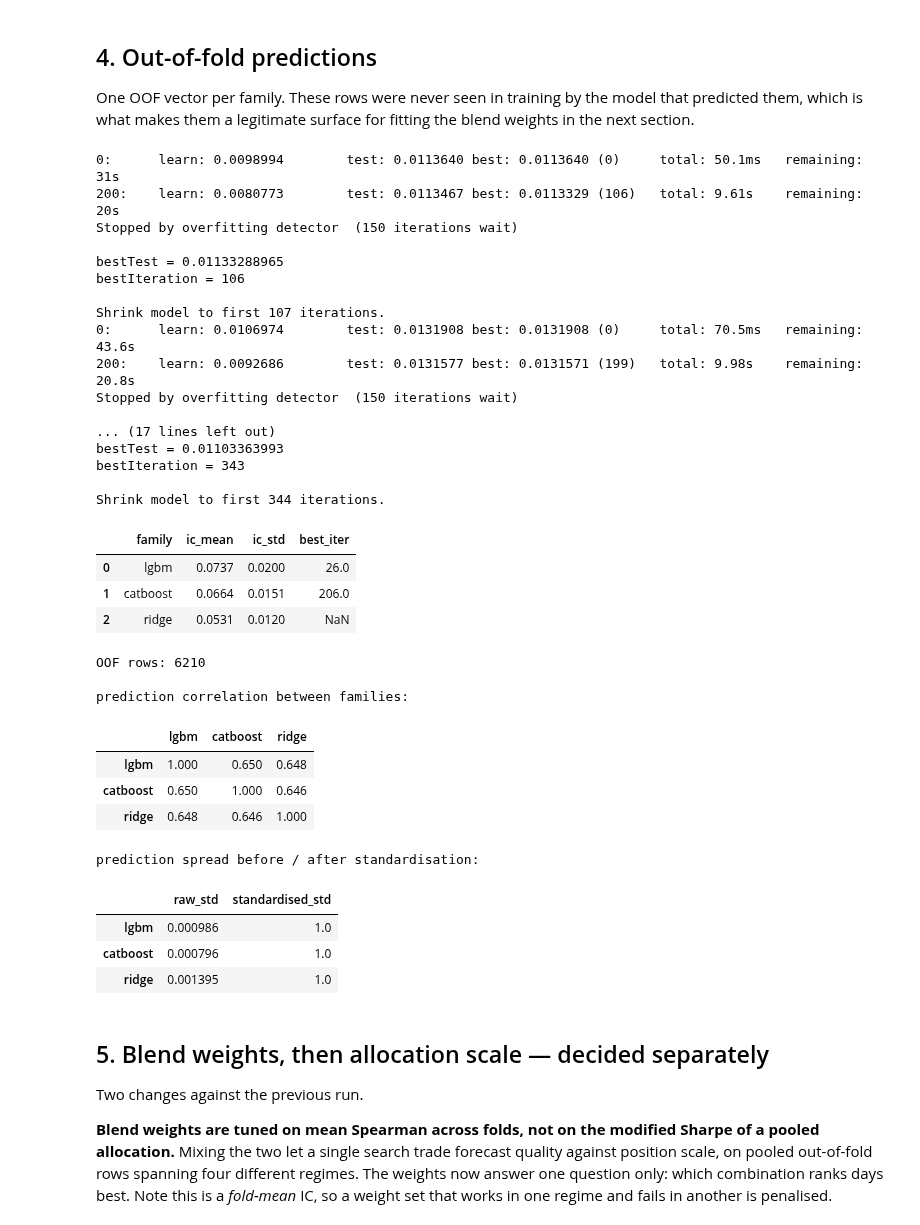
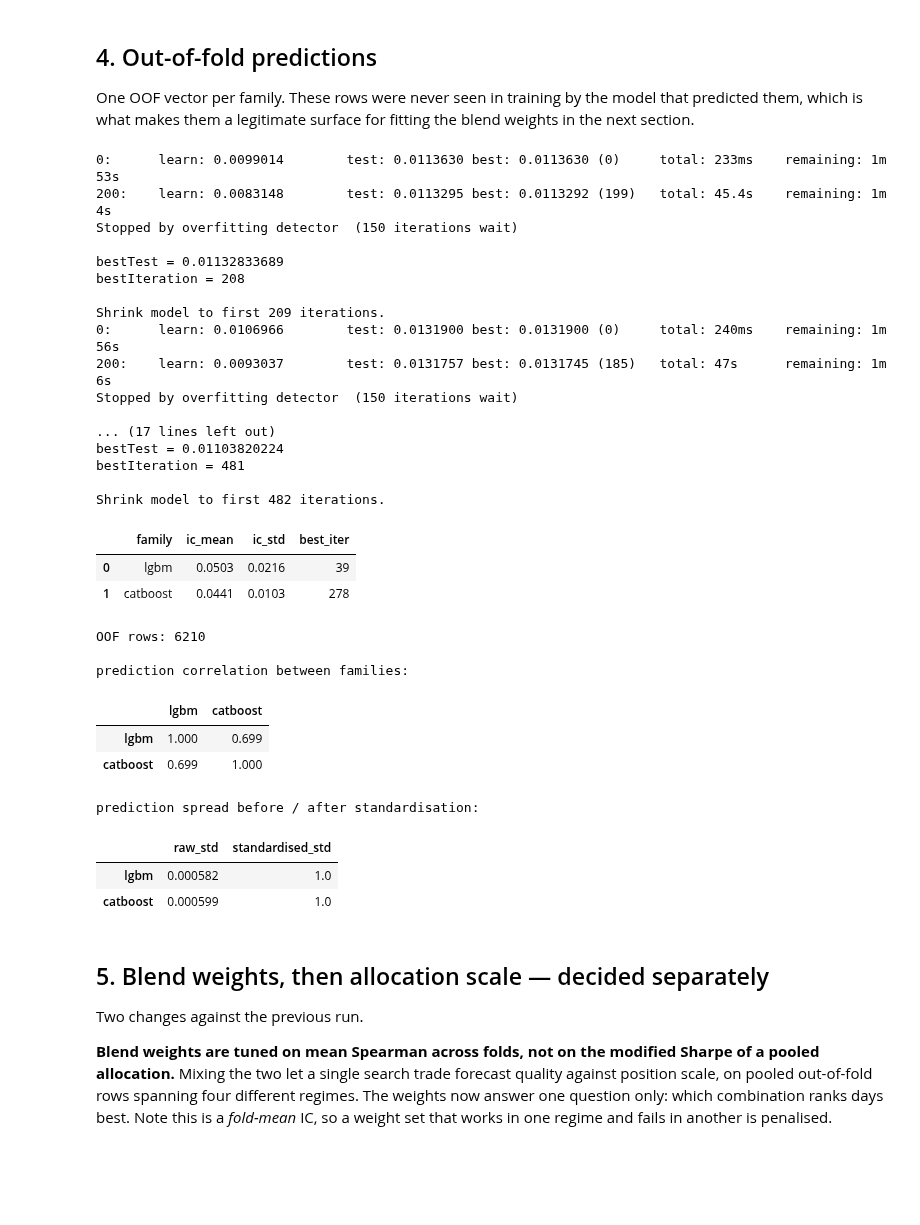
Before and after one commit to Seren1971/PMDL-Project-Market-Prediction, a Jupyter notebook: model_improvements/improved_ensemble_optuna.ipynb, the cells around one changed output. Cells and saved outputs as stored; diff of their text form; code cells hidden in the pictures; blank space fills up the shorter version.

```diff
--- a/model_improvements/improved_ensemble_optuna.ipynb
+++ b/model_improvements/improved_ensemble_optuna.ipynb
@@ -136,7 +136,7 @@ optuna.logging.set_verbosity(optuna.logging.WARNING)
 set_seed()                 # SEED = 42
 print("seed:", SEED, "| target:", TARGET)
 
-QUICK = False
+QUICK = True
 
 # FIX D — equal trial budget per family. The previous run gave CatBoost 12
 # trials and the others 60, because a shared 1800s timeout cut the slowest
@@ -158,6 +158,10 @@ TARGET_VOL_RATIO = 1.05
 JOB_COUNT = 8
 CATBOOST_FEATURE_COUNT = 120
 DEVICE = "CPU"
+
+# MODELS = ("lgbm", "ridge")
+# MODELS = ("lgbm", "catboost", "ridge")
+MODELS = ("lgbm", "catboost")
 # %% [output]
 seed: 42 | target: market_forward_excess_returns
 # %% [markdown]
@@ -341,22 +345,26 @@ BEST = {}
 
 
 CATBOOST_FEATURES = cut_catboost_features()
-BEST["catboost"] = {"bootstrap_type": "Bernoulli", "boosting_type": "Plain",
-                    **tune("catboost", space_catboost,
-                          feature_list=CATBOOST_FEATURES)}
 
-print('=' * 20)
-print("catboost: ", BEST["catboost"])
+if "catboost" in MODELS:
+    BEST["catboost"] = {"bootstrap_type": "Bernoulli", "boosting_type": "Plain",
+                        **tune("catboost", space_catboost,
+                            feature_list=CATBOOST_FEATURES)}
 
-BEST["lgbm"] = {"objective": "regression", "metric": "rmse",
-                "subsample_freq": 1, **tune("lgbm", space_lgbm)}
+    print('=' * 20)
+    print("catboost: ", BEST["catboost"])
 
-print('=' * 20)
-print("lgbm: ", BEST["lgbm"])
+if "lgbm" in MODELS:
+    BEST["lgbm"] = {"objective": "regression", "metric": "rmse",
+                    "subsample_freq": 1, **tune("lgbm", space_lgbm)}
 
-BEST["ridge"] = tune("ridge", space_ridge)
+    print('=' * 20)
+    print("lgbm: ", BEST["lgbm"])
 
-print('=' * 20)
-print("ridge: ", BEST["ridge"])
+if "ridge" in MODELS:
+    BEST["ridge"] = tune("ridge", space_ridge)
+
+    print('=' * 20)
+    print("ridge: ", BEST["ridge"])
 # %% [output]
 ========== Catboost feature eval ==========
@@ -399,7 +404,7 @@ the blend weights in the next section.
 oof, family_stats, ITER_INFO = {}, [], {}
 # FIX H — catboost trains/evaluates on the cut feature set; others unchanged.
 FEATURE_LISTS = {"lgbm": FEATURES, "catboost": CATBOOST_FEATURES, "ridge": FEATURES}
-for family in ("lgbm", "catboost", "ridge"):
+for family in MODELS:
     oof[family], ic_mean, ic_std, ITER_INFO[family] = cv_predictions(
         BEST[family], family, feature_list=FEATURE_LISTS[family])
     family_stats.append({"family": family, "ic_mean": ic_mean, "ic_std": ic_std,
@@ -431,55 +436,52 @@ display(OOF_RAW.corr().round(3))
 # Z-scoring makes a weight mean "how much do I trust this model". Statistics
 # come from the OOF rows and are reused unchanged on the held-out block.
 # ---------------------------------------------------------------------------
 STD_STATS = {f: (float(OOF_RAW[f].mean()), float(OOF_RAW[f].std(ddof=0)))
              for f in OOF_RAW.columns}
 
 
 def standardise(preds: pd.DataFrame) -> pd.DataFrame:
     out = {}
     for f, (mu, sd) in STD_STATS.items():
         out[f] = (preds[f].to_numpy() - mu) / (sd if sd > 0 else 1.0)
     return pd.DataFrame(out, index=preds.index)
 
 
 OOF = standardise(OOF_RAW)
 print("\nprediction spread before / after standardisation:")
 display(pd.DataFrame({"raw_std": OOF_RAW.std().round(6),
                       "standardised_std": OOF.std().round(3)}))
 # %% [output]
-0:      learn: 0.0098994        test: 0.0113640 best: 0.0113640 (0)     total: 50.1ms   remaining: 31s
-200:    learn: 0.0080773        test: 0.0113467 best: 0.0113329 (106)   total: 9.61s    remaining: 20s
+0:      learn: 0.0099014        test: 0.0113630 best: 0.0113630 (0)     total: 233ms    remaining: 1m 53s
+200:    learn: 0.0083148        test: 0.0113295 best: 0.0113292 (199)   total: 45.4s    remaining: 1m 4s
 Stopped by overfitting detector  (150 iterations wait)
 
-bestTest = 0.01133288965
-bestIteration = 106
+bestTest = 0.01132833689
+bestIteration = 208
 
-Shrink model to first 107 iterations.
-0:      learn: 0.0106974        test: 0.0131908 best: 0.0131908 (0)     total: 70.5ms   remaining: 43.6s
-200:    learn: 0.0092686        test: 0.0131577 best: 0.0131571 (199)   total: 9.98s    remaining: 20.8s
+Shrink model to first 209 iterations.
+0:      learn: 0.0106966        test: 0.0131900 best: 0.0131900 (0)     total: 240ms    remaining: 1m 56s
+200:    learn: 0.0093037        test: 0.0131757 best: 0.0131745 (185)   total: 47s      remaining: 1m 6s
 Stopped by overfitting detector  (150 iterations wait)
 
 ... (17 lines left out)
-bestTest = 0.01103363993
-bestIteration = 343
+bestTest = 0.01103820224
+bestIteration = 481
 
-Shrink model to first 344 iterations.
+Shrink model to first 482 iterations.
 |  | family | ic_mean | ic_std | best_iter |
-| 0 | lgbm | 0.0737 | 0.0200 | 26.0 |
-| 1 | catboost | 0.0664 | 0.0151 | 206.0 |
-| 2 | ridge | 0.0531 | 0.0120 | NaN |
+| 0 | lgbm | 0.0503 | 0.0216 | 39 |
+| 1 | catboost | 0.0441 | 0.0103 | 278 |
 OOF rows: 6210
 
 prediction correlation between families:
-|  | lgbm | catboost | ridge |
-| lgbm | 1.000 | 0.650 | 0.648 |
-| catboost | 0.650 | 1.000 | 0.646 |
-| ridge | 0.648 | 0.646 | 1.000 |
+|  | lgbm | catboost |
+| lgbm | 1.000 | 0.699 |
+| catboost | 0.699 | 1.000 |
 prediction spread before / after standardisation:
 |  | raw_std | standardised_std |
-| lgbm | 0.000986 | 1.0 |
-| catboost | 0.000796 | 1.0 |
-| ridge | 0.001395 | 1.0 |
+| lgbm | 0.000582 | 1.0 |
+| catboost | 0.000599 | 1.0 |
 # %% [markdown]
 ## 5. Blend weights, then allocation scale — decided separately
 
```
Also changed, not shown: parts of 9 cells of this notebook, 9 other files.
